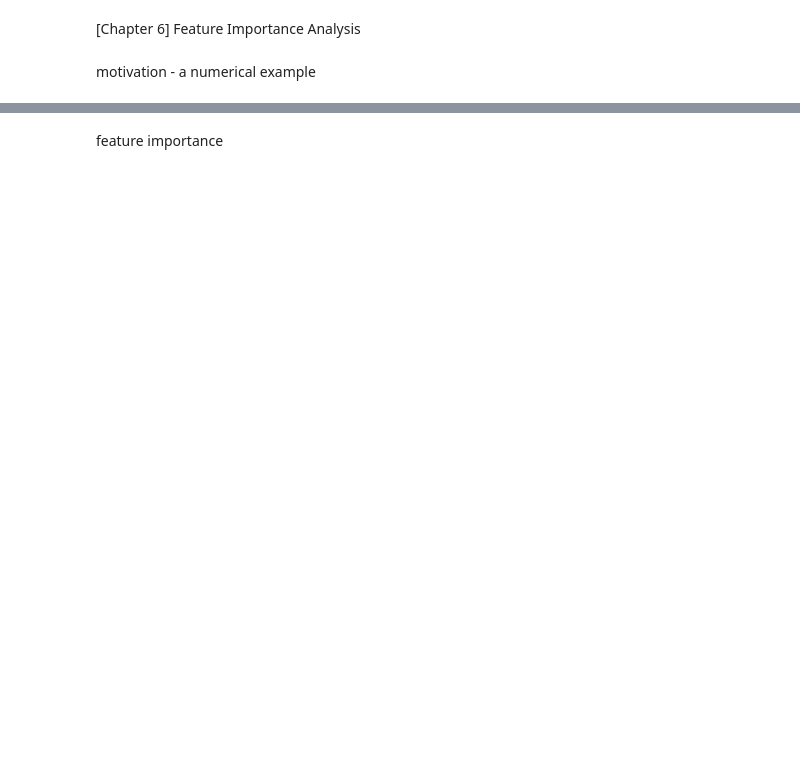
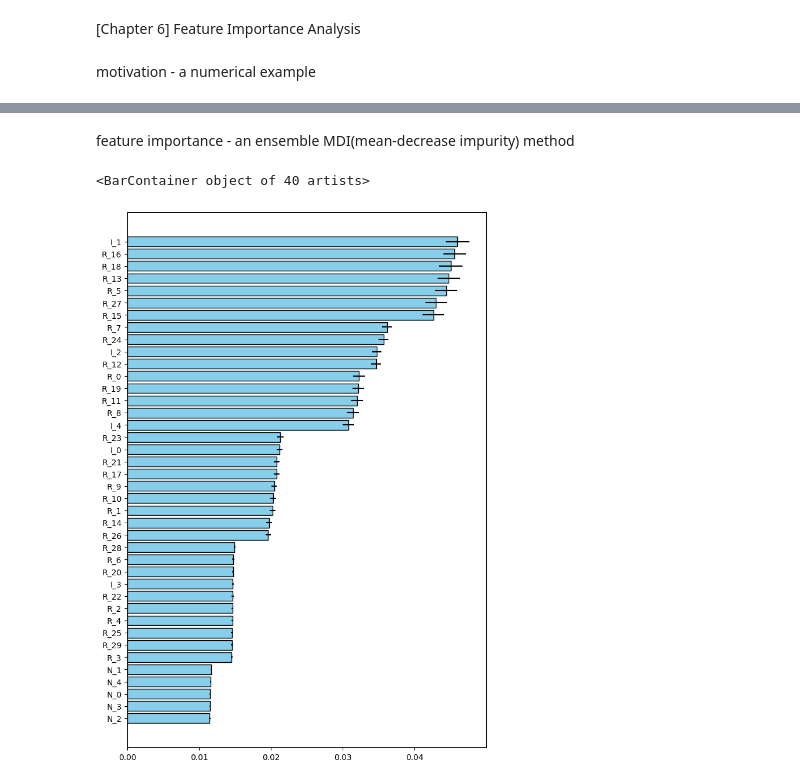
Before and after one commit to Joanna-Dai/Machine-Learning-for-Asset-Managers, a Jupyter notebook: ch6.ipynb, the cells around one changed output, grey strips where cells are left out. Saved outputs shown, nothing was run; the diff lists cells and outputs as text; code cells hidden in the pictures; blank space fills up the shorter version.

```diff
--- a/ch6.ipynb
+++ b/ch6.ipynb
@@ -46,2 +61,2 @@ Optimization terminated successfully.
 # %% [markdown]
-feature importance
+feature importance - an ensemble MDI(mean-decrease impurity) method
@@ -47,0 +96,36 @@ feature importance
+# %%
+# test
+# generate data
+X, y = getTestData(40, 5, 30, 10000, sigmaStd=.1)
+
+# create a Decision Tree classifier with
+# criterion='entropy': uses information gain (entropy) to split nodes.
+# max_features=1: each split considers only 1 feature randomly (adds randomness).
+# class_weight='balanced': automatically adjusts weights inversely proportional to class frequencies (useful if classes are imbalanced).
+# min_weight_fraction_leaf=0: no restriction on minimum fraction of samples per leaf.
+clf = DecisionTreeClassifier(criterion='entropy', max_features=1,
+                             class_weight='balanced', min_weight_fraction_leaf=0)
+
+
+# wrap the single decision tree clf with BaggingClassifier to create an ensemble of trees trained on bootstrap samples.
+#    estimator=clf: base decision tree from above
+#    n_estimators=1000: number of base trees in the ensemble (a large forest)
+#    max_features=1.: each base estimator uses 100% of features (because 1. means 100%, not the same as single feature — careful difference from DecisionTreeClassifier's param).
+#    max_samples=1.: each base estimator is trained on 100% of samples, but with bootstrap sampling by default.
+#    oob_score=False: out-of-bag scoring disabled.
+# the ensemble adds randomness and reduces overfitting compared to a single tree.
+clf = BaggingClassifier(estimator=clf, n_estimators=1000, max_features=1., max_samples=1., oob_score=False)
+fit = clf.fit(X, y)
+
+# compute feature importance
+imp = featImpMDI(fit, featName=X.columns)
+
+# visualization
+imp_sorted = imp.sort_values('mean', ascending=True)
+plt.figure(figsize=(8, 12))
+plt.barh(imp_sorted.index, imp_sorted['mean'], xerr=imp_sorted['std'], color='skyblue', edgecolor='k')
+
+# after applying the MDI, it works better given all nonnoisy features (I_， R_) are ranked higher than noise features (N_)
+# %% [output]
+<BarContainer object of 40 artists>
+[figure, added]
```
Also changed, not shown: parts of 3 cells of this notebook.
